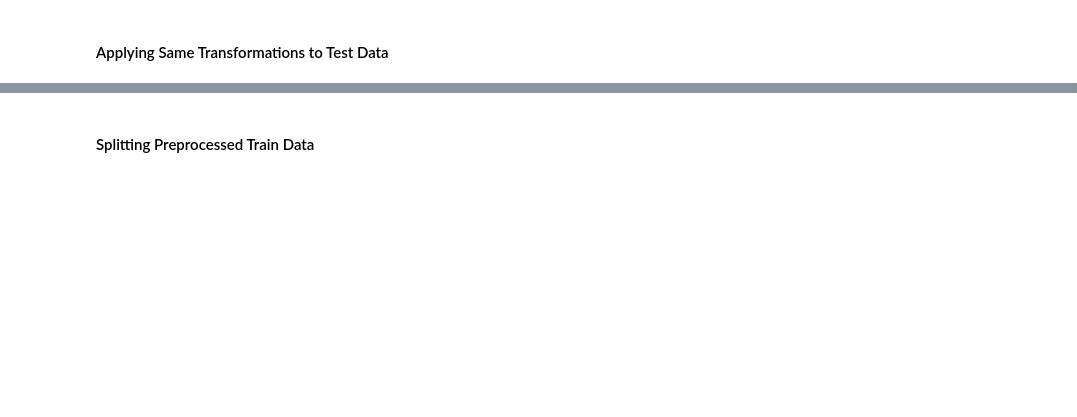
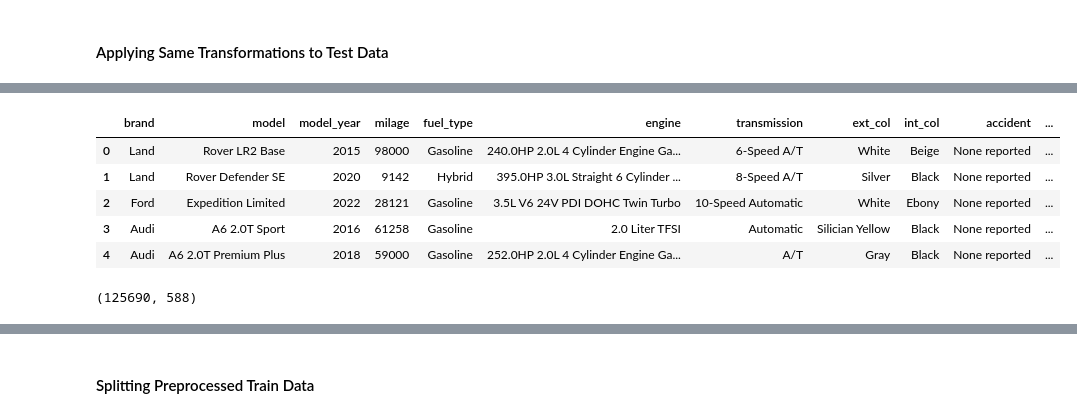
Before and after one commit to dimakazlouski/Used-Car-Prices-Regression, a Jupyter notebook: notebook.ipynb, the cells around one changed output, grey strips where cells are left out. Cells and saved outputs as stored; diff of their text form; code cells hidden in the pictures; blank space fills up the shorter version.

Commit message:
cleaned up data preprocessing for train.csv, doing same for test.csv before applying pca to train set for model

```diff
--- a/notebook.ipynb
+++ b/notebook.ipynb
@@ -485,0 +508,3 @@ test_data_encoded = test_data.copy()
+# %%
+test_data_processed = test_data.copy()
+test_data_processed.head()
@@ -485,0 +518,18 @@ test_data_encoded = test_data.copy()
+# %%
+# dropping id
+test_data_processed = test_data_processed.drop(columns=['id'])
+# %%
+# Handling missing values for 'accident'
+test_data_processed['accident'].fillna('None reported', inplace=True)
+
+# Impute missing values in clean_title with 'Unknown'
+test_data_processed['clean_title'].fillna('Unknown', inplace=True)
+
+# For 'fuel_type', given that 90%+ of the values are 'Gasoline', we'll fill the missing values with 'Gasoline'
+# This simplifies the process without likely affecting model accuracy significantly
+test_data_processed['fuel_type'].fillna('Gasoline', inplace=True)
+
+# Confirm the missing values have been handled
+missing_values_after_fill = test_data_processed.isnull().sum()
+
+missing_values_after_fill
@@ -485,0 +549,9 @@ test_data_encoded = test_data.copy()
+# %%
+test_data_processed.head()
+# %% [output]
+|  | brand | model | model_year | milage | fuel_type | engine | transmission | ext_col | int_col | accident | ... |
+| 0 | Land | Rover LR2 Base | 2015 | 98000 | Gasoline | 240.0HP 2.0L 4 Cylinder Engine Ga... | 6-Speed A/T | White | Beige | None reported | ... |
+| 1 | Land | Rover Defender SE | 2020 | 9142 | Hybrid | 395.0HP 3.0L Straight 6 Cylinder ... | 8-Speed A/T | Silver | Black | None reported | ... |
+| 2 | Ford | Expedition Limited | 2022 | 28121 | Gasoline | 3.5L V6 24V PDI DOHC Twin Turbo | 10-Speed Automatic | White | Ebony | None reported | ... |
+| 3 | Audi | A6 2.0T Sport | 2016 | 61258 | Gasoline | 2.0 Liter TFSI | Automatic | Silician Yellow | Black | None reported | ... |
+| 4 | Audi | A6 2.0T Premium Plus | 2018 | 59000 | Gasoline | 252.0HP 2.0L 4 Cylinder Engine Ga... | A/T | Gray | Black | None reported | ... |
@@ -486,2 +564,6 @@ test_data_encoded = test_data.copy()
+# %%
+test_data_encoded.shape
+# %% [output]
+(125690, 588)
 # %%
 test_data_encoded.head()
```
Also changed, not shown: parts of 63 cells of this notebook.
